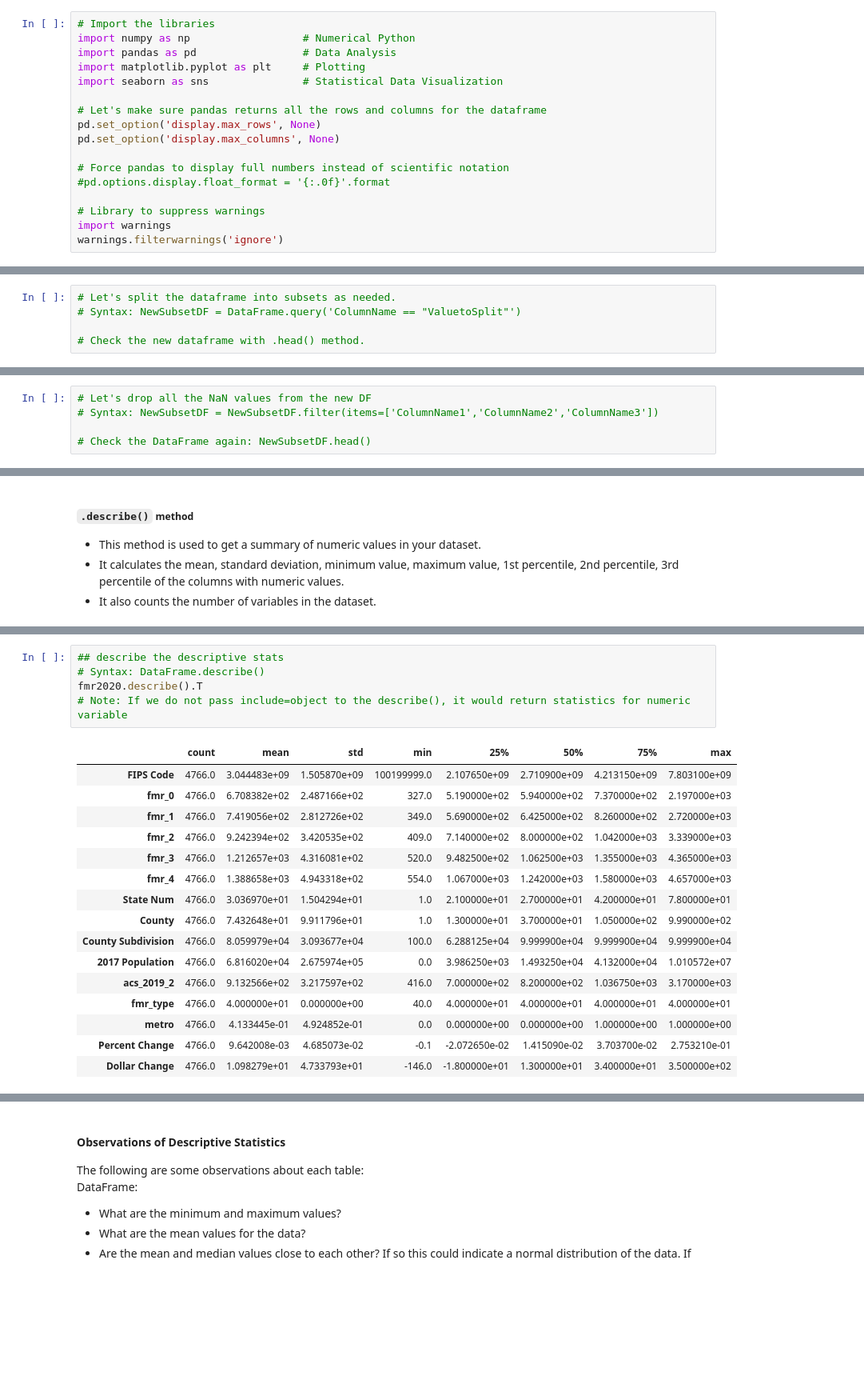
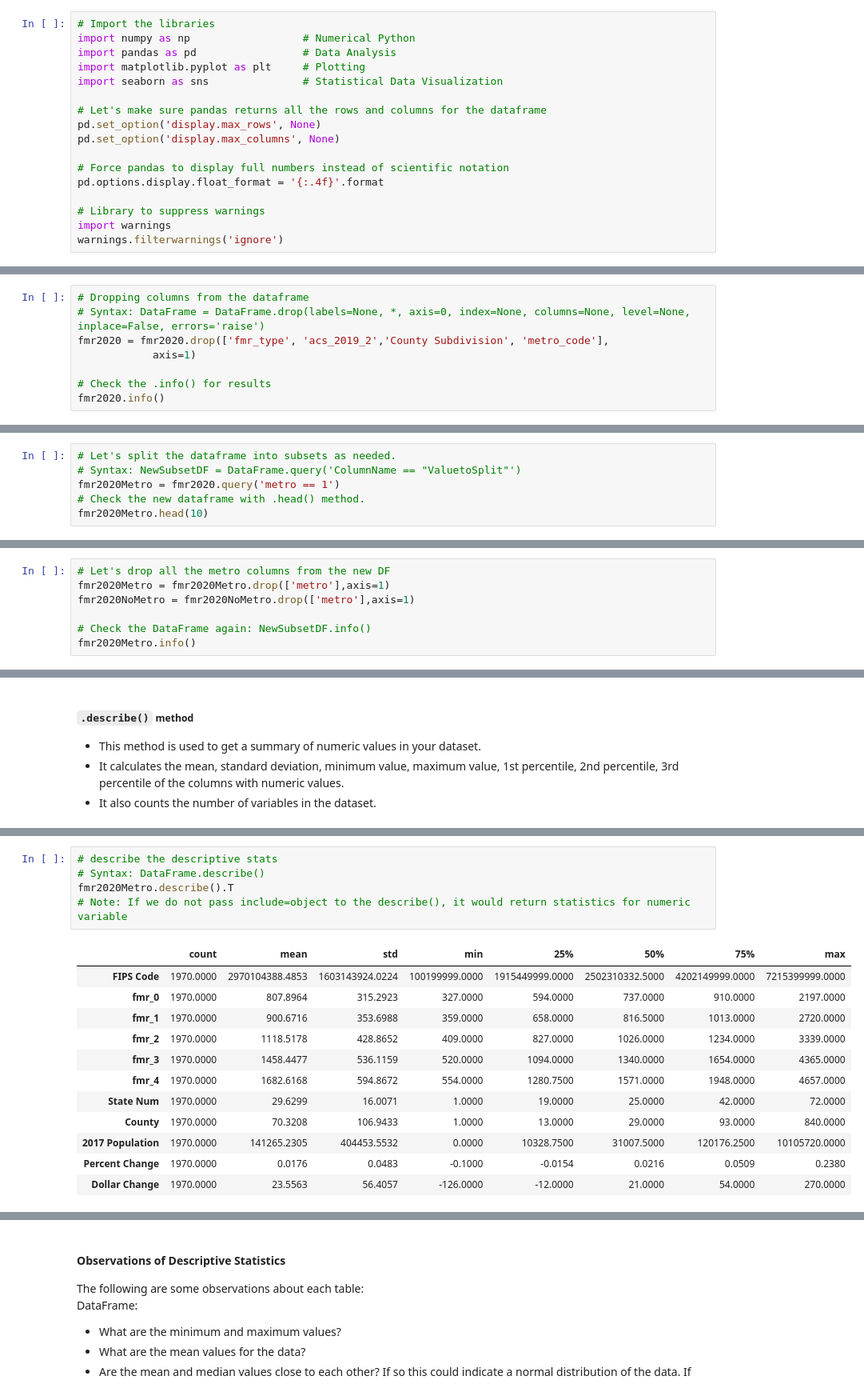
Before and after one commit to laketalkemp/HU-DATA-200, a Jupyter notebook: HUDHousing.ipynb, the cells around one changed output, grey strips where cells are left out. Shown at 80% size. Cells and saved outputs as stored; diff of their text form; blank space fills up the shorter version.

```diff
--- a/HUDHousing.ipynb
+++ b/HUDHousing.ipynb
@@ -55,7 +36,7 @@ pd.set_option('display.max_rows', None)
 pd.set_option('display.max_columns', None)
 
 # Force pandas to display full numbers instead of scientific notation
-#pd.options.display.float_format = '{:.0f}'.format
+pd.options.display.float_format = '{:.4f}'.format
 
 # Library to suppress warnings
 import warnings
@@ -330,0 +336,8 @@ dtype: float64
+# %%
+# Dropping columns from the dataframe
+# Syntax: DataFrame = DataFrame.drop(labels=None, *, axis=0, index=None, columns=None, level=None, inplace=False, errors='raise')
+fmr2020 = fmr2020.drop(['fmr_type', 'acs_2019_2','County Subdivision', 'metro_code'],
+            axis=1)
+
+# Check the .info() for results
+fmr2020.info()
@@ -331,5 +369,6 @@ dtype: float64
 # %%
 # Let's split the dataframe into subsets as needed.
 # Syntax: NewSubsetDF = DataFrame.query('ColumnName == "ValuetoSplit"')
-
+fmr2020Metro = fmr2020.query('metro == 1')
 # Check the new dataframe with .head() method.
+fmr2020Metro.head(10)
@@ -341,5 +416,7 @@ dtype: float64
 # %%
-# Let's drop all the NaN values from the new DF
-# Syntax: NewSubsetDF = NewSubsetDF.filter(items=['ColumnName1','ColumnName2','ColumnName3'])
+# Let's drop all the metro columns from the new DF
+fmr2020Metro = fmr2020Metro.drop(['metro'],axis=1)
+fmr2020NoMetro = fmr2020NoMetro.drop(['metro'],axis=1)
 
-# Check the DataFrame again: NewSubsetDF.head()
+# Check the DataFrame again: NewSubsetDF.info()
+fmr2020Metro.info()
@@ -374,22 +490,18 @@ fmr2020.describe()
 # %%
-## describe the descriptive stats
+# describe the descriptive stats
 # Syntax: DataFrame.describe()
-fmr2020.describe().T
+fmr2020Metro.describe().T
 # Note: If we do not pass include=object to the describe(), it would return statistics for numeric variable
 # %% [output]
 |  | count | mean | std | min | 25% | 50% | 75% | max |
-| FIPS Code | 4766.0 | 3.044483e+09 | 1.505870e+09 | 100199999.0 | 2.107650e+09 | 2.710900e+09 | 4.213150e+09 | 7.803100e+09 |
-| fmr_0 | 4766.0 | 6.708382e+02 | 2.487166e+02 | 327.0 | 5.190000e+02 | 5.940000e+02 | 7.370000e+02 | 2.197000e+03 |
-| fmr_1 | 4766.0 | 7.419056e+02 | 2.812726e+02 | 349.0 | 5.690000e+02 | 6.425000e+02 | 8.260000e+02 | 2.720000e+03 |
-| fmr_2 | 4766.0 | 9.242394e+02 | 3.420535e+02 | 409.0 | 7.140000e+02 | 8.000000e+02 | 1.042000e+03 | 3.339000e+03 |
-| fmr_3 | 4766.0 | 1.212657e+03 | 4.316081e+02 | 520.0 | 9.482500e+02 | 1.062500e+03 | 1.355000e+03 | 4.365000e+03 |
-| fmr_4 | 4766.0 | 1.388658e+03 | 4.943318e+02 | 554.0 | 1.067000e+03 | 1.242000e+03 | 1.580000e+03 | 4.657000e+03 |
-| State Num | 4766.0 | 3.036970e+01 | 1.504294e+01 | 1.0 | 2.100000e+01 | 2.700000e+01 | 4.200000e+01 | 7.800000e+01 |
-| County | 4766.0 | 7.432648e+01 | 9.911796e+01 | 1.0 | 1.300000e+01 | 3.700000e+01 | 1.050000e+02 | 9.990000e+02 |
-| County Subdivision | 4766.0 | 8.059979e+04 | 3.093677e+04 | 100.0 | 6.288125e+04 | 9.999900e+04 | 9.999900e+04 | 9.999900e+04 |
-| 2017 Population | 4766.0 | 6.816020e+04 | 2.675974e+05 | 0.0 | 3.986250e+03 | 1.493250e+04 | 4.132000e+04 | 1.010572e+07 |
-| acs_2019_2 | 4766.0 | 9.132566e+02 | 3.217597e+02 | 416.0 | 7.000000e+02 | 8.200000e+02 | 1.036750e+03 | 3.170000e+03 |
-| fmr_type | 4766.0 | 4.000000e+01 | 0.000000e+00 | 40.0 | 4.000000e+01 | 4.000000e+01 | 4.000000e+01 | 4.000000e+01 |
-| metro | 4766.0 | 4.133445e-01 | 4.924852e-01 | 0.0 | 0.000000e+00 | 0.000000e+00 | 1.000000e+00 | 1.000000e+00 |
-| Percent Change | 4766.0 | 9.642008e-03 | 4.685073e-02 | -0.1 | -2.072650e-02 | 1.415090e-02 | 3.703700e-02 | 2.753210e-01 |
-| Dollar Change | 4766.0 | 1.098279e+01 | 4.733793e+01 | -146.0 | -1.800000e+01 | 1.300000e+01 | 3.400000e+01 | 3.500000e+02 |
+| FIPS Code | 1970.0000 | 2970104388.4853 | 1603143924.0224 | 100199999.0000 | 1915449999.0000 | 2502310332.5000 | 4202149999.0000 | 7215399999.0000 |
+| fmr_0 | 1970.0000 | 807.8964 | 315.2923 | 327.0000 | 594.0000 | 737.0000 | 910.0000 | 2197.0000 |
+| fmr_1 | 1970.0000 | 900.6716 | 353.6988 | 359.0000 | 658.0000 | 816.5000 | 1013.0000 | 2720.0000 |
+| fmr_2 | 1970.0000 | 1118.5178 | 428.8652 | 409.0000 | 827.0000 | 1026.0000 | 1234.0000 | 3339.0000 |
+| fmr_3 | 1970.0000 | 1458.4477 | 536.1159 | 520.0000 | 1094.0000 | 1340.0000 | 1654.0000 | 4365.0000 |
+| fmr_4 | 1970.0000 | 1682.6168 | 594.8672 | 554.0000 | 1280.7500 | 1571.0000 | 1948.0000 | 4657.0000 |
+| State Num | 1970.0000 | 29.6299 | 16.0071 | 1.0000 | 19.0000 | 25.0000 | 42.0000 | 72.0000 |
+| County | 1970.0000 | 70.3208 | 106.9433 | 1.0000 | 13.0000 | 29.0000 | 93.0000 | 840.0000 |
+| 2017 Population | 1970.0000 | 141265.2305 | 404453.5532 | 0.0000 | 10328.7500 | 31007.5000 | 120176.2500 | 10105720.0000 |
+| Percent Change | 1970.0000 | 0.0176 | 0.0483 | -0.1000 | -0.0154 | 0.0216 | 0.0509 | 0.2380 |
+| Dollar Change | 1970.0000 | 23.5563 | 56.4057 | -126.0000 | -12.0000 | 21.0000 | 54.0000 | 270.0000 |
```
Also changed, not shown: parts of 33 cells of this notebook.
